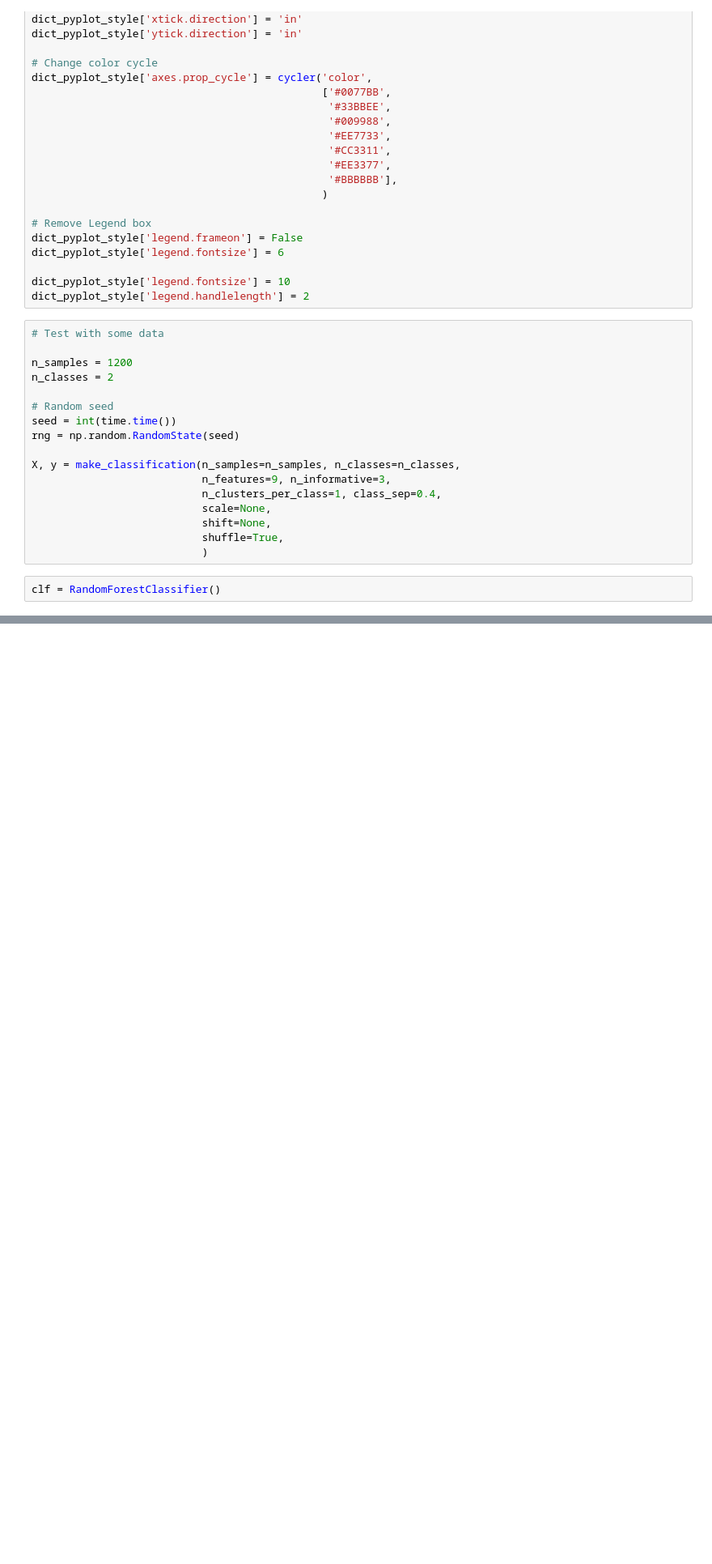
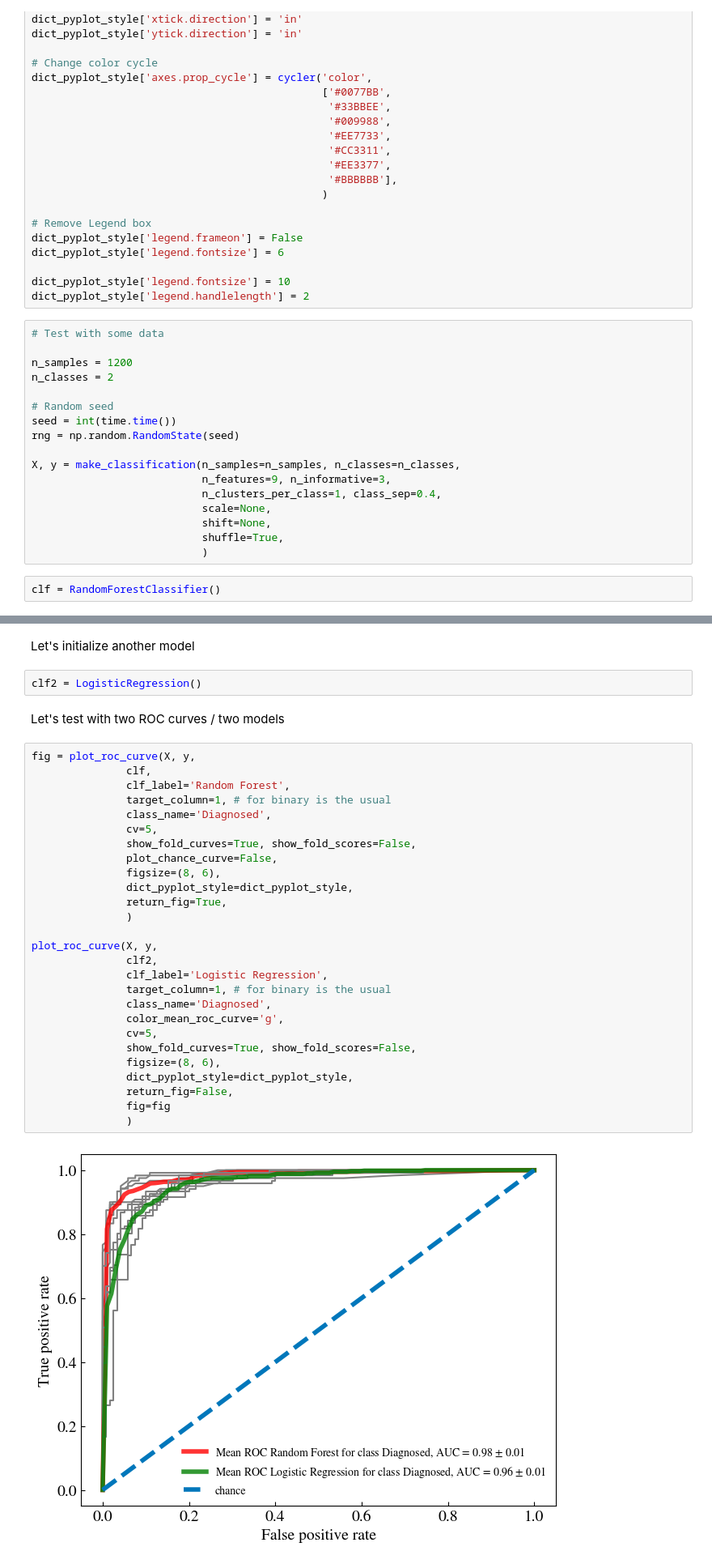
Before and after one commit to attilalr/plot-roc-curve-cv, a Jupyter notebook: Plot_roc_curve_example.ipynb, the cells around one changed output, grey strips where cells are left out. Shown: that part at 81% size. Saved outputs shown, nothing was run; the diff lists cells and outputs as text; blank space fills up the shorter version.

```diff
--- a/Plot_roc_curve_example.ipynb
+++ b/Plot_roc_curve_example.ipynb
@@ -91,0 +93,35 @@ plot_roc_curve(X, y,
+# %% [markdown]
+Let's initialize another model
+# %%
+clf2 = LogisticRegression()
+# %% [markdown]
+Let's test with two ROC curves / two models
+# %%
+fig = plot_roc_curve(X, y,
+               clf,
+               clf_label='Random Forest',
+               target_column=1, # for binary is the usual
+               class_name='Diagnosed',
+               cv=5,
+               show_fold_curves=True, show_fold_scores=False,
+               plot_chance_curve=False,
+               figsize=(8, 6),
+               dict_pyplot_style=dict_pyplot_style,
+               return_fig=True,
+               )
+
+plot_roc_curve(X, y,
+               clf2,
+               clf_label='Logistic Regression',
+               target_column=1, # for binary is the usual
+               class_name='Diagnosed',
+               color_mean_roc_curve='g',
+               cv=5,
+               show_fold_curves=True, show_fold_scores=False,
+               figsize=(8, 6),
+               dict_pyplot_style=dict_pyplot_style,
+               return_fig=False,
+               fig=fig
+               )
+# %% [output]
+[figure, added]
```
Also changed, not shown: parts of 3 cells of this notebook.
